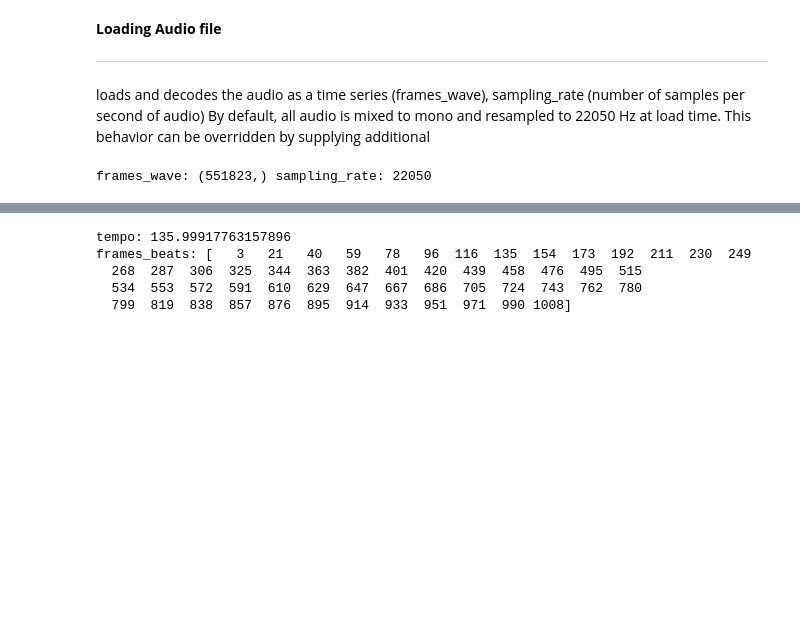
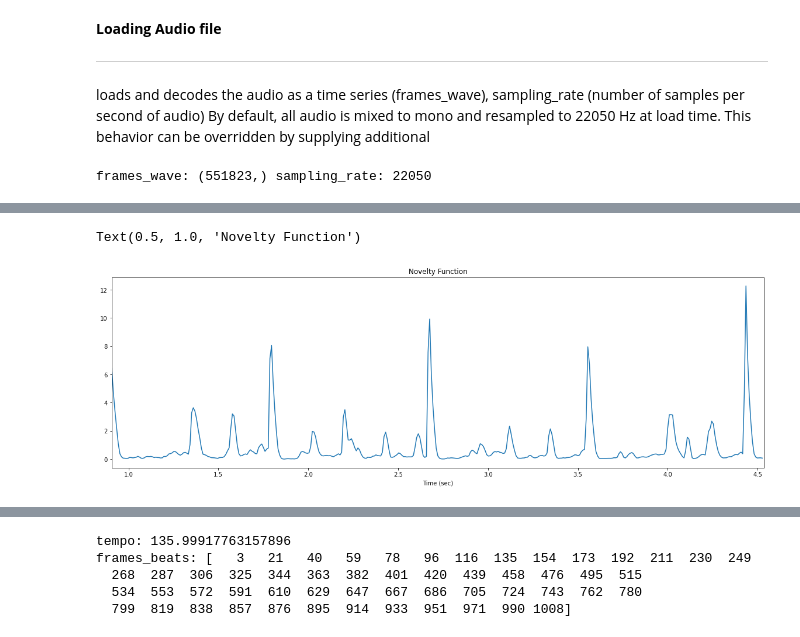
Before and after one commit to pankajr141/experiments, a Jupyter notebook: Reasoning/audio/beat_tracking_and_tempo_from_music.ipynb, the cells around one changed output, grey strips where cells are left out. Cells and saved outputs as stored; diff of their text form; code cells hidden in the pictures; blank space fills up the shorter version.

```diff
--- a/Reasoning/audio/beat_tracking_and_tempo_from_music.ipynb
+++ b/Reasoning/audio/beat_tracking_and_tempo_from_music.ipynb
@@ -45,0 +363,11 @@ frames_wave: (551823,) sampling_rate: 22050
+# %%
+n0 = 100
+n1 = 500
+plt.figure(figsize=(20, 6))
+plt.plot(frames_time[n0:n1], onset_env[n0:n1])
+plt.xlim(frames_time[n0], frames_time[n1])
+plt.xlabel('Time (sec)')
+plt.title('Novelty Function')
+# %% [output]
+Text(0.5, 1.0, 'Novelty Function')
+[figure, added]
```
Also changed, not shown: parts of 43 cells of this notebook.
